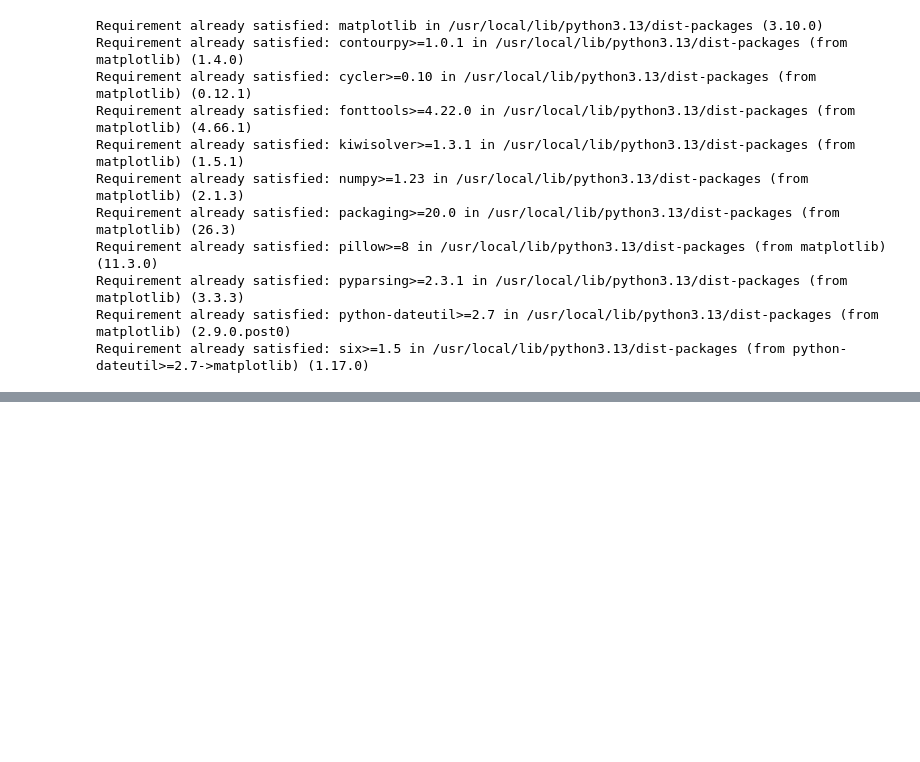
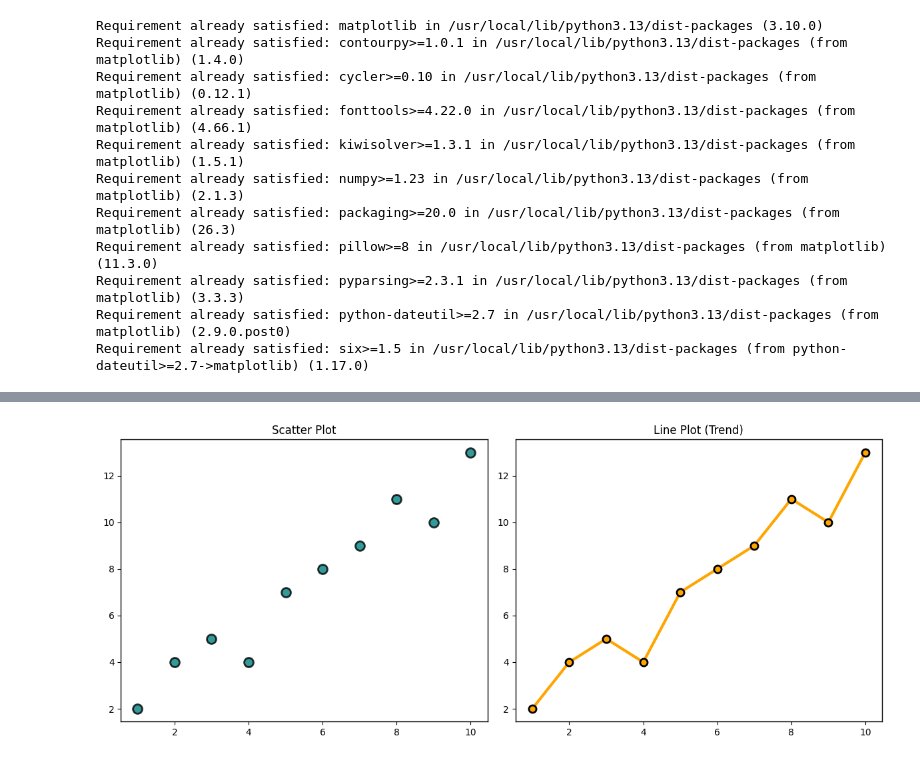
Before and after one commit to ShivamPatel-1802/MAtplotlib_Python, a Jupyter notebook: ADS_Dashboard_python_demo(1).ipynb, the cells around one changed output, grey strips where cells are left out. Saved outputs shown, nothing was run; the diff lists cells and outputs as text; code cells hidden in the pictures; blank space fills up the shorter version.

```diff
--- a/ADS_Dashboard_python_demo(1).ipynb
+++ b/ADS_Dashboard_python_demo(1).ipynb
@@ -16,0 +62,22 @@ Requirement already satisfied: six>=1.5 in /usr/local/lib/python3.13/dist-packag
+# %%
+import matplotlib.pyplot as plt
+x_values = [1, 2, 3, 4, 5, 6, 7, 8, 9, 10]
+y_values = [2, 4, 5, 4, 7, 8, 9, 11, 10, 13]
+
+fig, (ax1, ax2) = plt.subplots(1, 2, figsize=(12, 5))
+
+ax1.scatter(x_values, y_values, color='teal', edgecolor='black', s=100, linewidth=2, alpha=0.8)
+ax1.set_title('Scatter Plot')
+
+ax2.plot(x_values, y_values, color='orange', marker='o', linewidth=3, markersize=8, markeredgecolor='black', markeredgewidth=2)
+ax2.set_title('Line Plot (Trend)')
+
+for ax in [ax1, ax2]:
+    for spine in ax.spines.values():
+        spine.set_edgecolor('black')
+        spine.set_linewidth(1)
+
+plt.tight_layout()
+plt.show()
+# %% [output]
+[figure, added]
```
Also changed, not shown: parts of 3 cells of this notebook.
